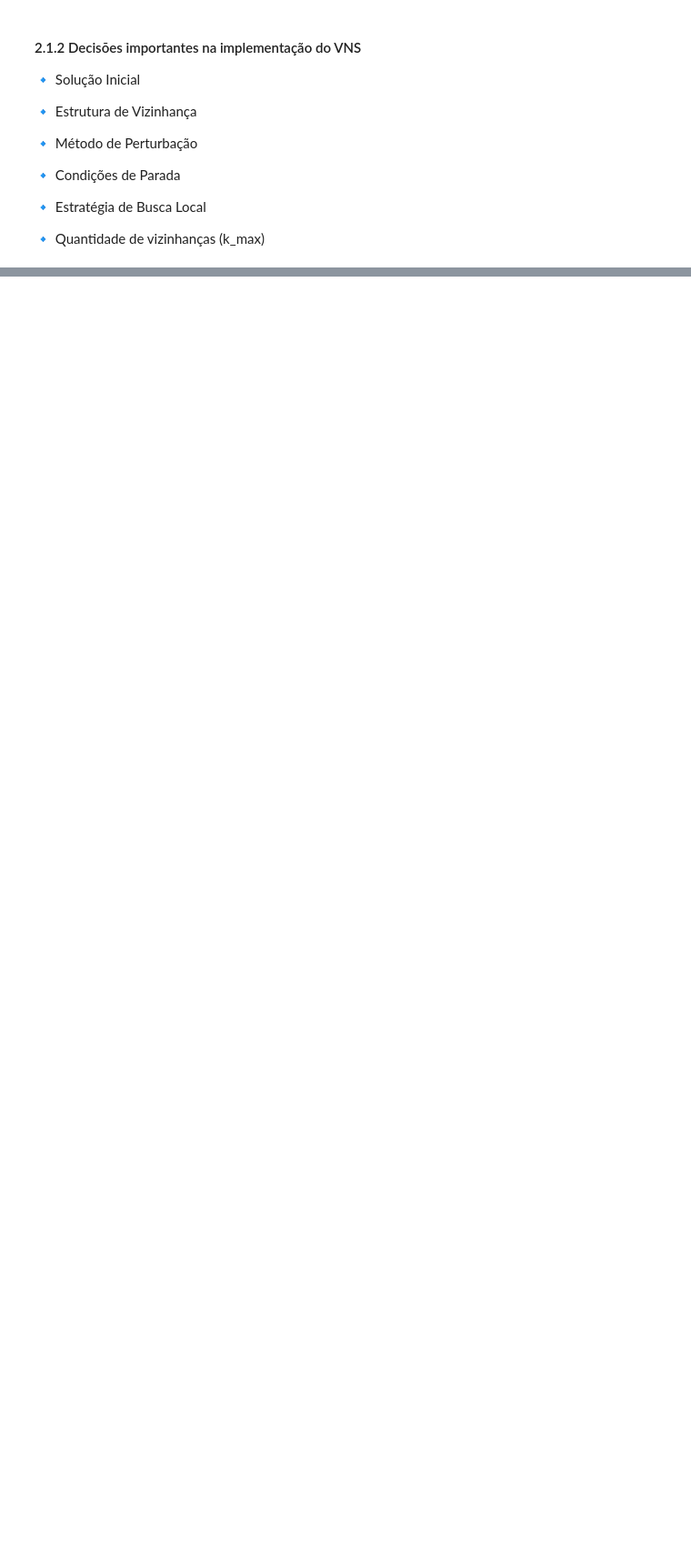
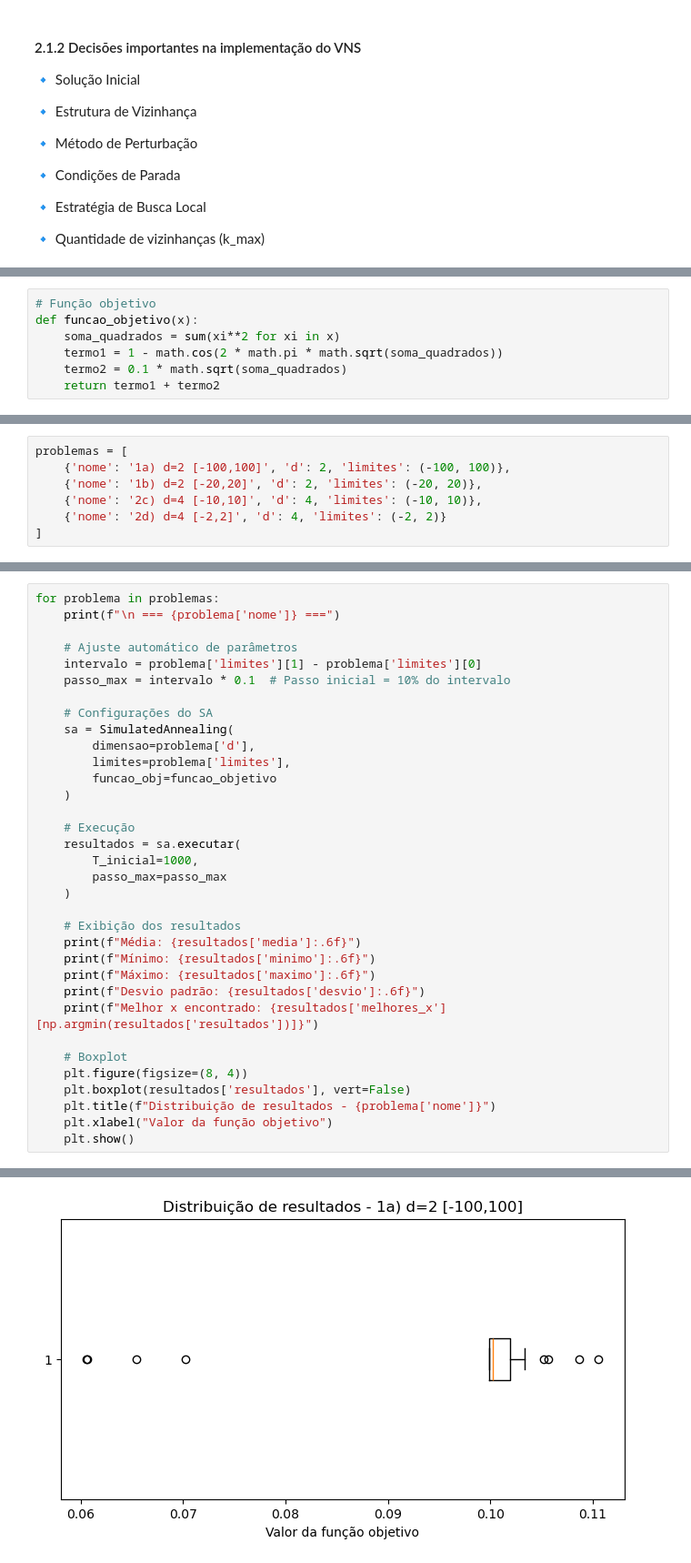
Before and after one commit to aymesantos/TP01-MetaHeuristica, a Jupyter notebook: tp01.ipynb, the cells around one changed output, grey strips where cells are left out. Shown at 91% size. Drawn from its saved outputs; the diff is of its cells as text; blank space fills up the shorter version.

Commit message:
Base para análise e do algoritmo Simulated Annealing (SA)

```diff
--- a/tp01.ipynb
+++ b/tp01.ipynb
@@ -146,0 +198,7 @@ Entrada: solução inicial `x`, número máximo de vizinhanças `k_max`, número
+# %%
+# Função objetivo
+def funcao_objetivo(x):
+    soma_quadrados = sum(xi**2 for xi in x)
+    termo1 = 1 - math.cos(2 * math.pi * math.sqrt(soma_quadrados))
+    termo2 = 0.1 * math.sqrt(soma_quadrados)
+    return termo1 + termo2
@@ -146,0 +269,7 @@ Entrada: solução inicial `x`, número máximo de vizinhanças `k_max`, número
+# %%
+problemas = [
+    {'nome': '1a) d=2 [-100,100]', 'd': 2, 'limites': (-100, 100)},
+    {'nome': '1b) d=2 [-20,20]', 'd': 2, 'limites': (-20, 20)},
+    {'nome': '2c) d=4 [-10,10]', 'd': 4, 'limites': (-10, 10)},
+    {'nome': '2d) d=4 [-2,2]', 'd': 4, 'limites': (-2, 2)}
+]
@@ -146,0 +278,35 @@ Entrada: solução inicial `x`, número máximo de vizinhanças `k_max`, número
+# %%
+for problema in problemas:
+    print(f"\n === {problema['nome']} ===")
+
+    # Ajuste automático de parâmetros
+    intervalo = problema['limites'][1] - problema['limites'][0]
+    passo_max = intervalo * 0.1  # Passo inicial = 10% do intervalo
+
+    # Configurações do SA
+    sa = SimulatedAnnealing(
+        dimensao=problema['d'],
+        limites=problema['limites'],
+        funcao_obj=funcao_objetivo
+    )
+
+    # Execução
+    resultados = sa.executar(
+        T_inicial=1000,
+        passo_max=passo_max
+    )
+
+    # Exibição dos resultados
+    print(f"Média: {resultados['media']:.6f}")
+    print(f"Mínimo: {resultados['minimo']:.6f}")
+    print(f"Máximo: {resultados['maximo']:.6f}")
+    print(f"Desvio padrão: {resultados['desvio']:.6f}")
+    print(f"Melhor x encontrado: {resultados['melhores_x'][np.argmin(resultados['resultados'])]}")
+
+    # Boxplot
+    plt.figure(figsize=(8, 4))
+    plt.boxplot(resultados['resultados'], vert=False)
+    plt.title(f"Distribuição de resultados - {problema['nome']}")
+    plt.xlabel("Valor da função objetivo")
+    plt.show()
+# %% [output]
@@ -146,0 +319 @@ Entrada: solução inicial `x`, número máximo de vizinhanças `k_max`, número
+[figure, added]
```
Also changed, not shown: parts of 13 cells of this notebook.
